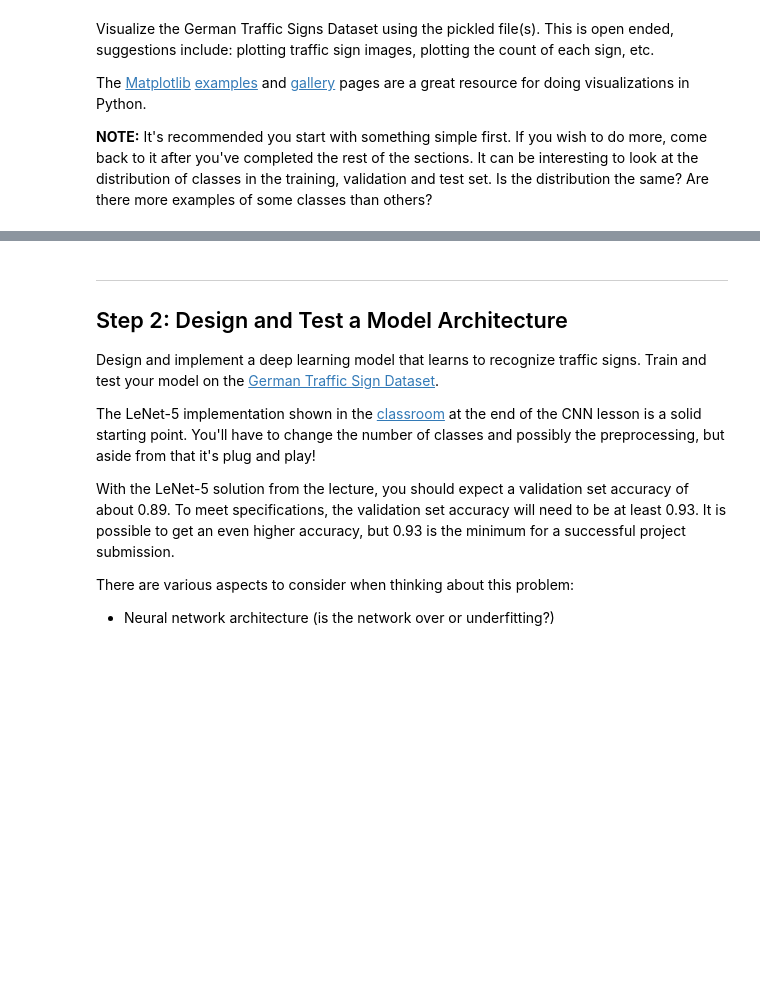
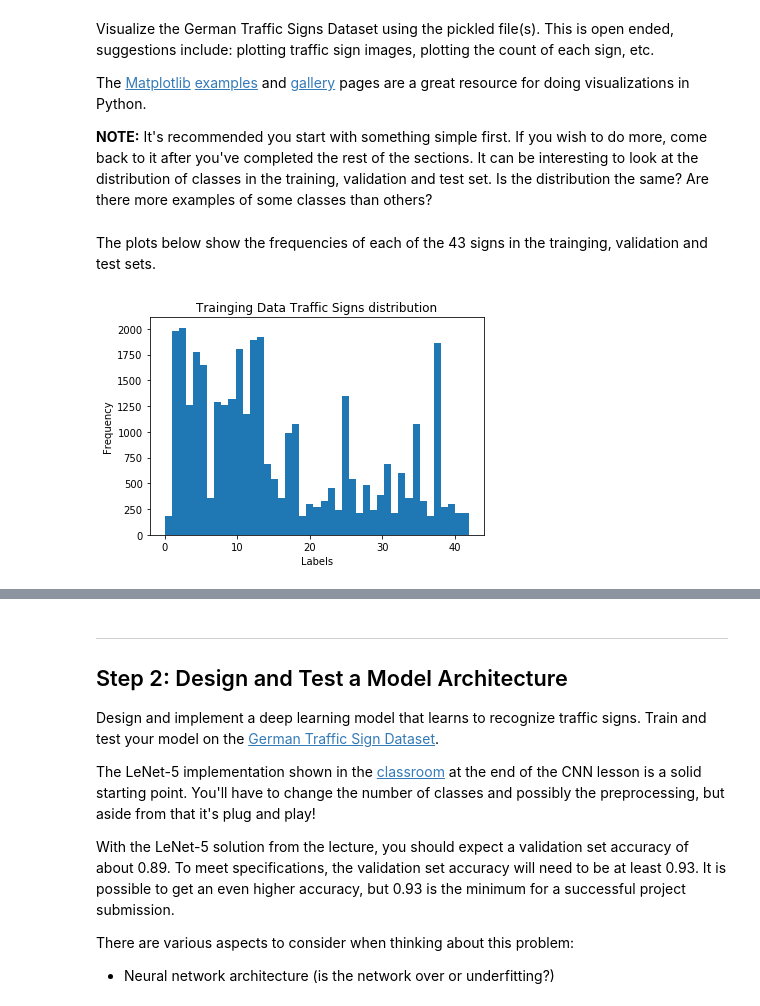
Before and after one commit to codesmyth/CarND-Traffic-Sign-Classifier-Project, a Jupyter notebook: Traffic_Sign_Classifier.ipynb, the cells around one changed output, grey strips where cells are left out. Cells and saved outputs as stored; diff of their text form; code cells hidden in the pictures; blank space fills up the shorter version.

```diff
--- a/Traffic_Sign_Classifier.ipynb
+++ b/Traffic_Sign_Classifier.ipynb
@@ -99,3 +100,20 @@ The [Matplotlib](http://matplotlib.org/) [examples](http://matplotlib.org/exampl
 import matplotlib.pyplot as plt
 # Visualizations will be shown in the notebook.
 %matplotlib inline
+# %% [markdown]
+The plots below show the frequencies of each of the 43 signs in the trainging, validation and test sets.
+# %%
+x = y_train
+num_bins = 43
+
+ax = plt.subplot()
+
+ax.hist(x, num_bins)
+
+ax.set_xlabel('Labels')
+ax.set_ylabel('Frequency')
+ax.set_title(r'Trainging Data Traffic Signs distribution')
+
+plt.show()
+# %% [output]
+[figure, added]
```
Also changed, not shown: parts of 9 cells of this notebook, 13 other files.
